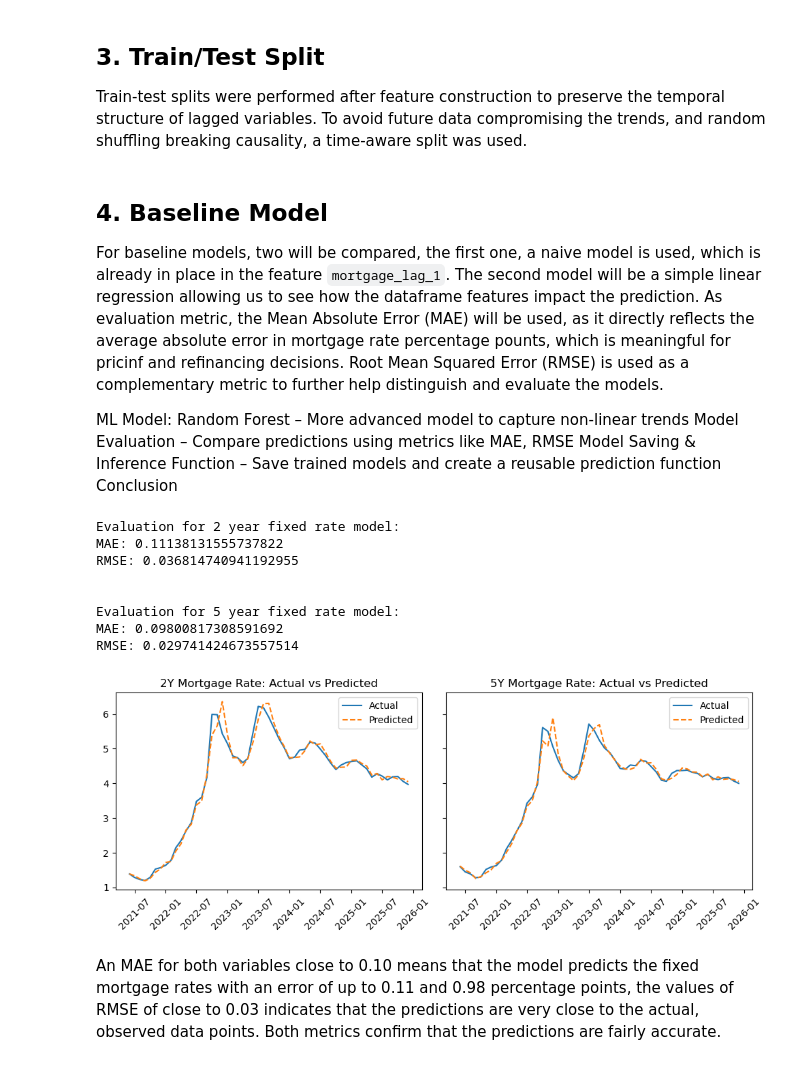
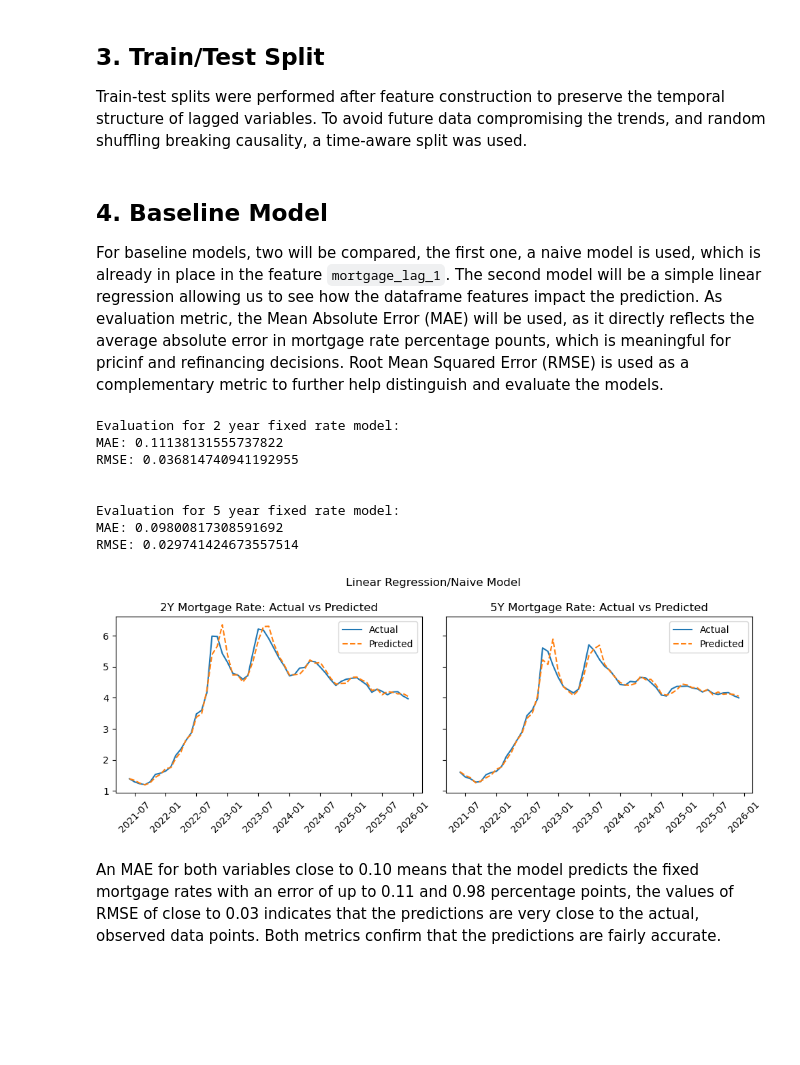
Before and after one commit to wilson-inacio/UK-Mortgage-Forecast-ML, a Jupyter notebook: UK Mortgage Rate Forecast.ipynb, the cells around one changed output. Saved outputs shown, nothing was run; the diff lists cells and outputs as text; code cells hidden in the pictures; blank space fills up the shorter version.

```diff
--- a/UK Mortgage Rate Forecast.ipynb
+++ b/UK Mortgage Rate Forecast.ipynb
@@ -331,11 +332,6 @@ X5_train, X5_test, y5_train, y5_test = train_test_split(X_5, y_5, test_size = 0.
 # %% [markdown]
 ## 4. Baseline Model
 For baseline models, two will be compared, the first one, a naive model is used, which is already in place in the feature `mortgage_lag_1`. The second model will be a simple linear regression allowing us to see how the dataframe features impact the prediction. As evaluation metric, the Mean Absolute Error (MAE) will be used, as it directly reflects the average absolute error in mortgage rate percentage pounts, which is meaningful for pricinf and refinancing decisions. Root Mean Squared Error (RMSE) is used as a complementary metric to further help distinguish and evaluate the models.
-
-ML Model: Random Forest – More advanced model to capture non-linear trends
-Model Evaluation – Compare predictions using metrics like MAE, RMSE
-Model Saving & Inference Function – Save trained models and create a reusable prediction function
-Conclusion
 # %%
 # Setting the Naive dataframes
 y2_pred_naive = X2_test['mortgage_lag_1']
@@ -357,34 +353,36 @@ print('Evaluation for 2 year fixed rate model:')
 print('MAE:', mean_absolute_error(y2_test, y2_pred))
 print('RMSE:', mean_squared_error(y2_test, y2_pred))
 print('\n')
 print('Evaluation for 5 year fixed rate model:')
 print('MAE:', mean_absolute_error(y5_test, y5_pred))
 print('RMSE:', mean_squared_error(y5_test, y5_pred))
 
 # Visual representation
-fix, (ax2, ax5) = plt.subplots(nrows = 1, ncols = 2, figsize = (10,4), sharey = True)
+fig, (ax2, ax5) = plt.subplots(nrows = 1, ncols = 2, figsize = (10,4), sharey = True)
+fig.suptitle('Linear Regression/Naive Model')
 ax2.plot(y2_test.index, y2_test, label='Actual')
 ax2.plot(y2_test.index, y2_pred, label='Predicted', linestyle = '--')
 ax2.legend()
 ax2.set_title('2Y Mortgage Rate: Actual vs Predicted')
 ax2.tick_params(axis='x', rotation=45)
 
 ax5.plot(y5_test.index, y5_test, label='Actual')
 ax5.plot(y5_test.index, y5_pred, label='Predicted', linestyle = '--')
 ax5.legend()
 ax5.set_title('5Y Mortgage Rate: Actual vs Predicted')
 ax5.tick_params(axis='x', rotation=45)
+
 plt.tight_layout()
 plt.show()
 # %% [output]
 Evaluation for 2 year fixed rate model:
 MAE: 0.11138131555737822
 RMSE: 0.036814740941192955
 
 
 Evaluation for 5 year fixed rate model:
 MAE: 0.09800817308591692
 RMSE: 0.029741424673557514
-[figure, old version]
+[figure, new version]
 # %% [markdown]
 An MAE for both variables close to 0.10 means that the model predicts the fixed mortgage rates with an error of up to 0.11 and 0.98 percentage points, the values of RMSE of close to 0.03 indicates that the predictions are very close to the actual, observed data points. Both metrics confirm that the predictions are fairly accurate.
```
Also changed, not shown: parts of 7 cells of this notebook.
